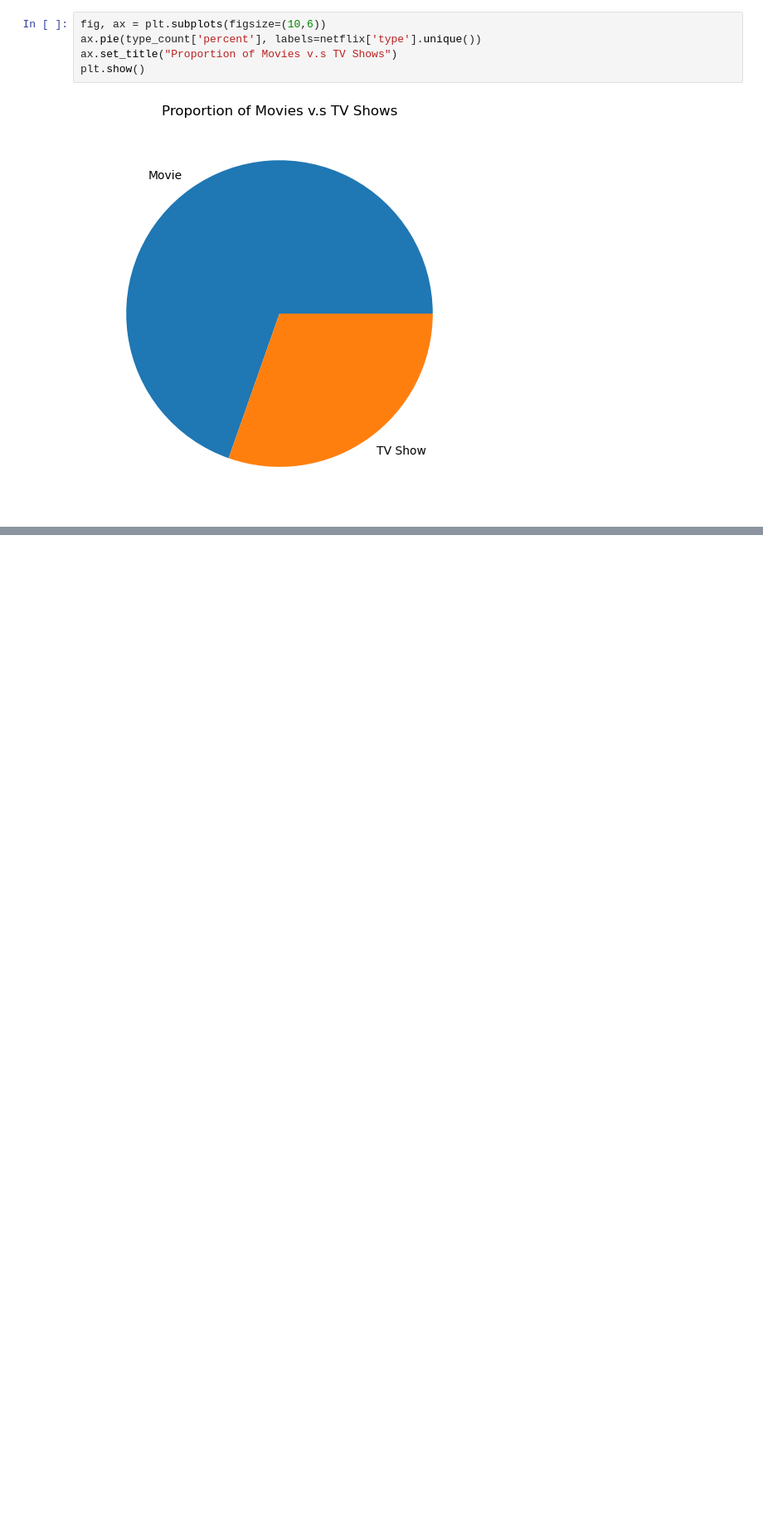
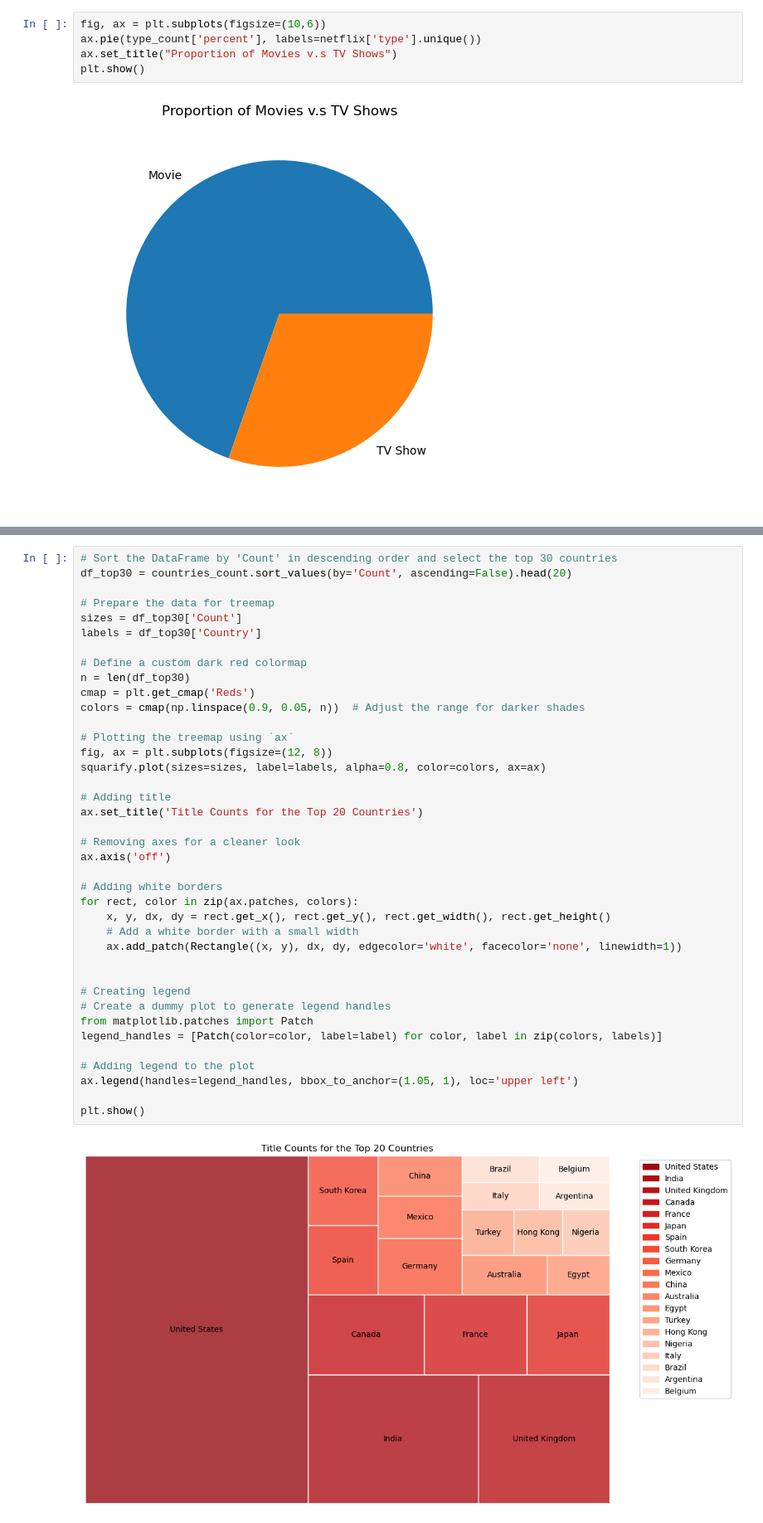
Before and after one commit to HelenLLin/Group-18-Final-Project, a Jupyter notebook: Vani_EDA.ipynb, the cells around one changed output, grey strips where cells are left out. Shown at 83% size. Saved outputs shown, nothing was run; the diff lists cells and outputs as text; blank space fills up the shorter version.

Commit message:
pushing world data

```diff
--- a/Vani_EDA.ipynb
+++ b/Vani_EDA.ipynb
@@ -100,0 +198,41 @@ plt.show()
+# %%
+# Sort the DataFrame by 'Count' in descending order and select the top 30 countries
+df_top30 = countries_count.sort_values(by='Count', ascending=False).head(20)
+
+# Prepare the data for treemap
+sizes = df_top30['Count']
+labels = df_top30['Country']
+
+# Define a custom dark red colormap
+n = len(df_top30)
+cmap = plt.get_cmap('Reds')
+colors = cmap(np.linspace(0.9, 0.05, n))  # Adjust the range for darker shades
+
+# Plotting the treemap using `ax`
+fig, ax = plt.subplots(figsize=(12, 8))
+squarify.plot(sizes=sizes, label=labels, alpha=0.8, color=colors, ax=ax)
+
+# Adding title
+ax.set_title('Title Counts for the Top 20 Countries')
+
+# Removing axes for a cleaner look
+ax.axis('off')
+
+# Adding white borders
+for rect, color in zip(ax.patches, colors):
+    x, y, dx, dy = rect.get_x(), rect.get_y(), rect.get_width(), rect.get_height()
+    # Add a white border with a small width
+    ax.add_patch(Rectangle((x, y), dx, dy, edgecolor='white', facecolor='none', linewidth=1))
+
+
+# Creating legend
+# Create a dummy plot to generate legend handles
+from matplotlib.patches import Patch
+legend_handles = [Patch(color=color, label=label) for color, label in zip(colors, labels)]
+
+# Adding legend to the plot
+ax.legend(handles=legend_handles, bbox_to_anchor=(1.05, 1), loc='upper left')
+
+plt.show()
+# %% [output]
+[figure, added]
```
Also changed, not shown: parts of 36 cells of this notebook, 9 other files.
